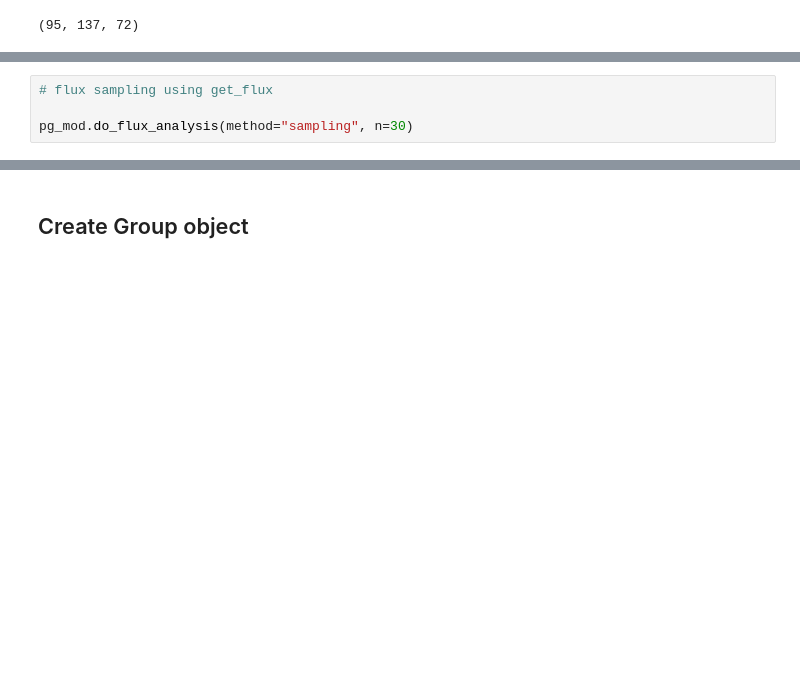
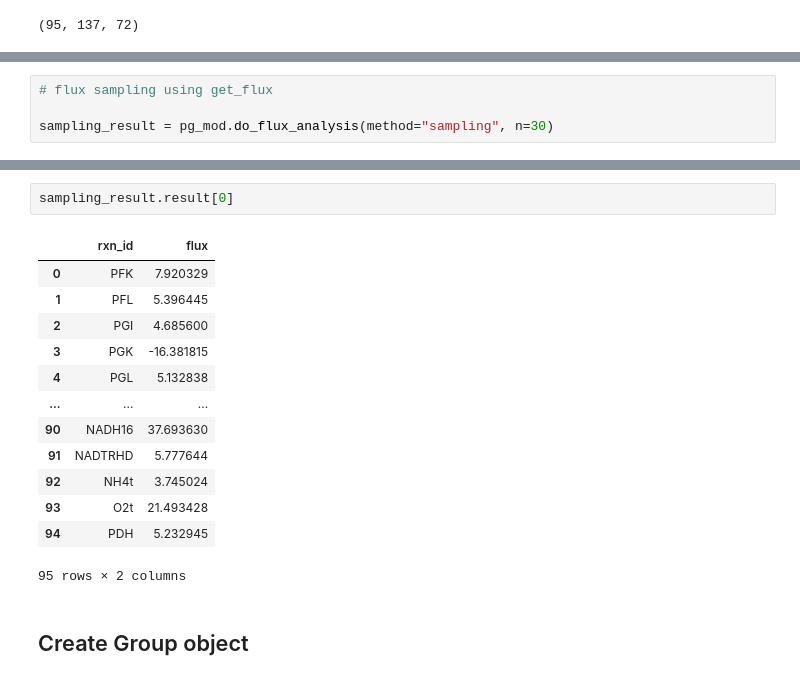
Before and after one commit to qwerty239qwe/pipeGEM, a Jupyter notebook: docs/source/1_basic.ipynb, the cells around one changed output, grey strips where cells are left out. Drawn from its saved outputs; the diff is of its cells as text; blank space fills up the shorter version.

```diff
--- a/docs/source/1_basic.ipynb
+++ b/docs/source/1_basic.ipynb
@@ -79,5 +88,5 @@ No post processing method found, an identical frame was returned
 # %%
 # flux sampling using get_flux
 
-pg_mod.do_flux_analysis(method="sampling", n=30)
+sampling_result = pg_mod.do_flux_analysis(method="sampling", n=30)
 # %% [output]
@@ -98,3 +96,19 @@ No post processing method found, an identical frame was returned
+# %%
+sampling_result.result[0]
+# %% [output]
+|  | rxn_id | flux |
+| 0 | PFK | 7.920329 |
+| 1 | PFL | 5.396445 |
+| 2 | PGI | 4.685600 |
+| 3 | PGK | -16.381815 |
+| 4 | PGL | 5.132838 |
+| ... | ... | ... |
+| 90 | NADH16 | 37.693630 |
+| 91 | NADTRHD | 5.777644 |
+| 92 | NH4t | 3.745024 |
+| 93 | O2t | 21.493428 |
+| 94 | PDH | 5.232945 |
+95 rows × 2 columns
 # %% [markdown]
 ## Create Group object
 # %%
```
Also changed, not shown: parts of 28 cells of this notebook.
